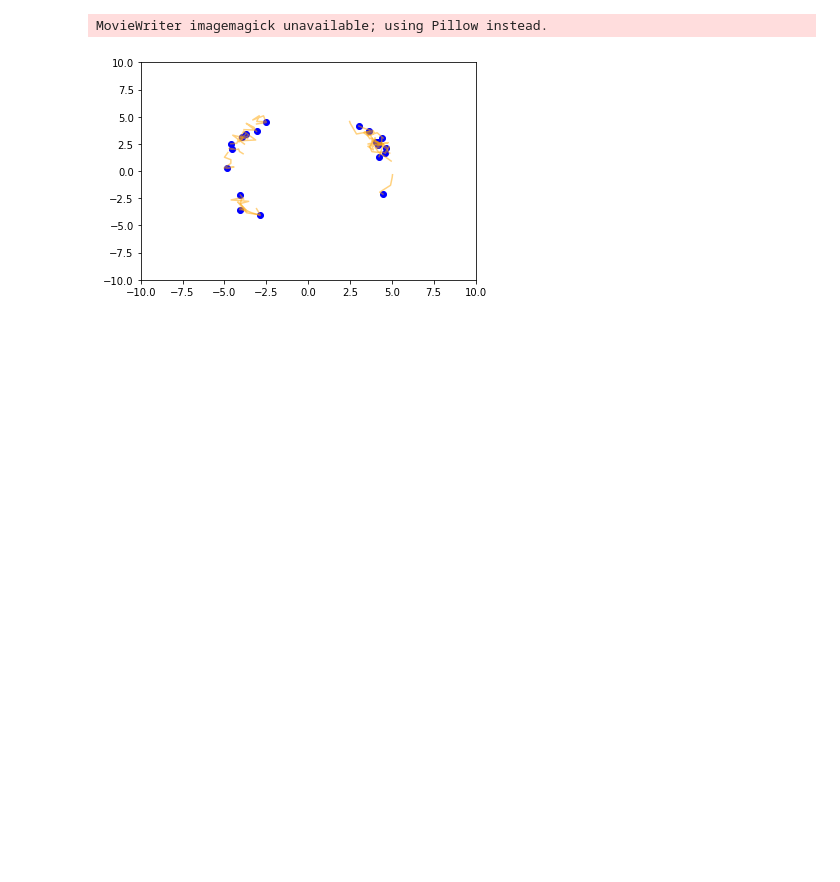
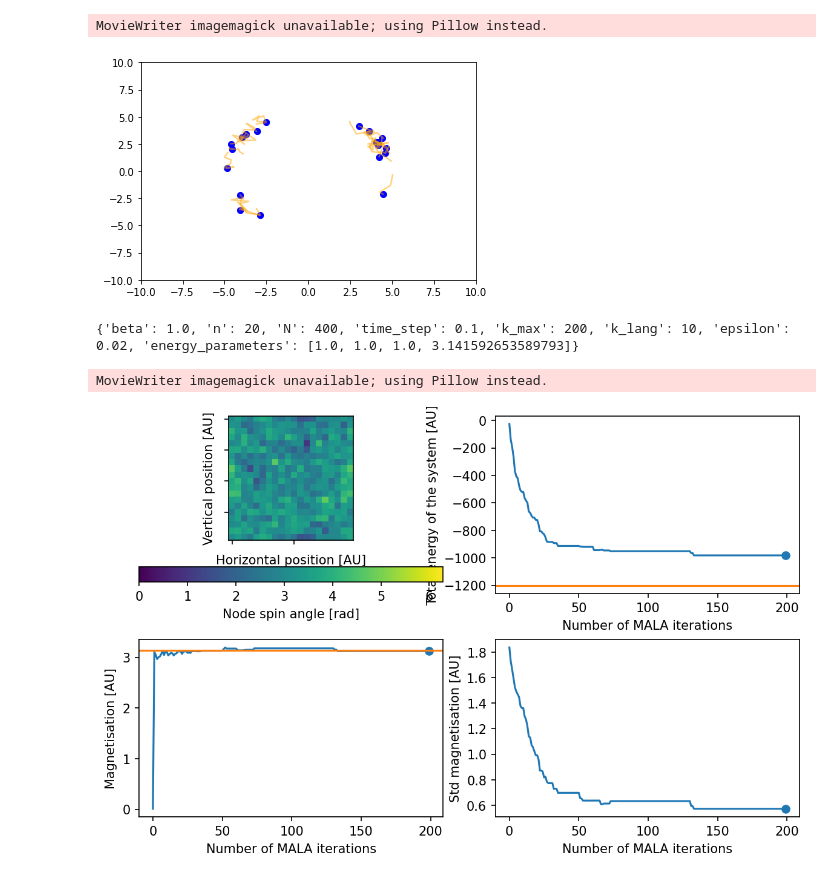
Before and after one commit to Huresa/ML_project, a Jupyter notebook: Adaptative-monte-carlo-augmented-with-normalizing-flows/run_v2.ipynb, the cells around one changed output. Drawn from its saved outputs; the diff is of its cells as text; code cells hidden in the pictures; blank space fills up the shorter version.

```diff
--- a/Adaptative-monte-carlo-augmented-with-normalizing-flows/run_v2.ipynb
+++ b/Adaptative-monte-carlo-augmented-with-normalizing-flows/run_v2.ipynb
@@ -72,11 +75,12 @@ def plot(beta, U, BC, energy_parameters, model_file, normalization_flow, base_di
     return None
 # %%
 # MODEL PARAMETERS
-data_dim = 2 #size of the parameter space
+L = 20
+data_dim =  20**2 #size of the parameter space
 beta = 1
-U = two_param.bistable_circle
-BC = two_param.bistable_circle_BC
-energy_parameters = []
+U = XY.XYd2n2
+BC = XY.XYd2n2_BC
+energy_parameters = [1, 1, 1, torch.pi]
 
 # RF PARAMETERS
 #base_distribution = multivariate_normal.MultivariateNormal(loc=torch.zeros(data_dim), covariance_matrix=torch.eye(data_dim))
@@ -97,14 +101,14 @@ k_lang = 10
 k_max = 200
 
 # INITIALISATION
-initial_data = torch.rand(n*data_dim).reshape(n,data_dim)*20-10
+initial_data = torch.rand(n*data_dim).reshape(n,data_dim)*2*torch.pi-torch.pi
 
-base_file = 'multivariate_uniform-LayeredSimpleAffine'
+base_file = 'multivariate_uniform-LayeredPlanarFlow-XYd2n2'
 model_name = base_file
 model_file = getcwd()+"\\saved_models"+"\\"+model_name
 
 RF_MCMC_parameters = [time_step, k_max, k_lang, epsilon]
-#history, array_of_model_configurations = paper_algorithm.NF_MCMC_algorithm(model_name, beta, U, BC, energy_parameters, normalization_flow, initial_data, base_distribution, *RF_MCMC_parameters)
+history, array_of_model_configurations = paper_algorithm.NF_MCMC_algorithm(model_name, beta, U, BC, energy_parameters, normalization_flow, initial_data, base_distribution, *RF_MCMC_parameters)
 
 #plot(beta, U, BC, energy_parameters, model_file, normalization_flow, base_distribution)
 # %%
@@ -132,3 +136,11 @@ density_2D.animation(model_file, n, k_max, array_of_model_configurations, histor
 # %% [output]
 MovieWriter imagemagick unavailable; using Pillow instead.
 [figure]
+# %%
+trajectory_id = 0
+model_file = getcwd()+"\\saved_models"+"\\"+model_name+'\\e'
+XYd2n2.trajectory(model_file, trajectory_id, U)
+# %% [output]
+{'beta': 1.0, 'n': 20, 'N': 400, 'time_step': 0.1, 'k_max': 200, 'k_lang': 10, 'epsilon': 0.02, 'energy_parameters': [1.0, 1.0, 1.0, 3.141592653589793]}
+MovieWriter imagemagick unavailable; using Pillow instead.
+[figure, added]
```
Also changed, not shown: parts of 2 cells of this notebook, 1 other file.
